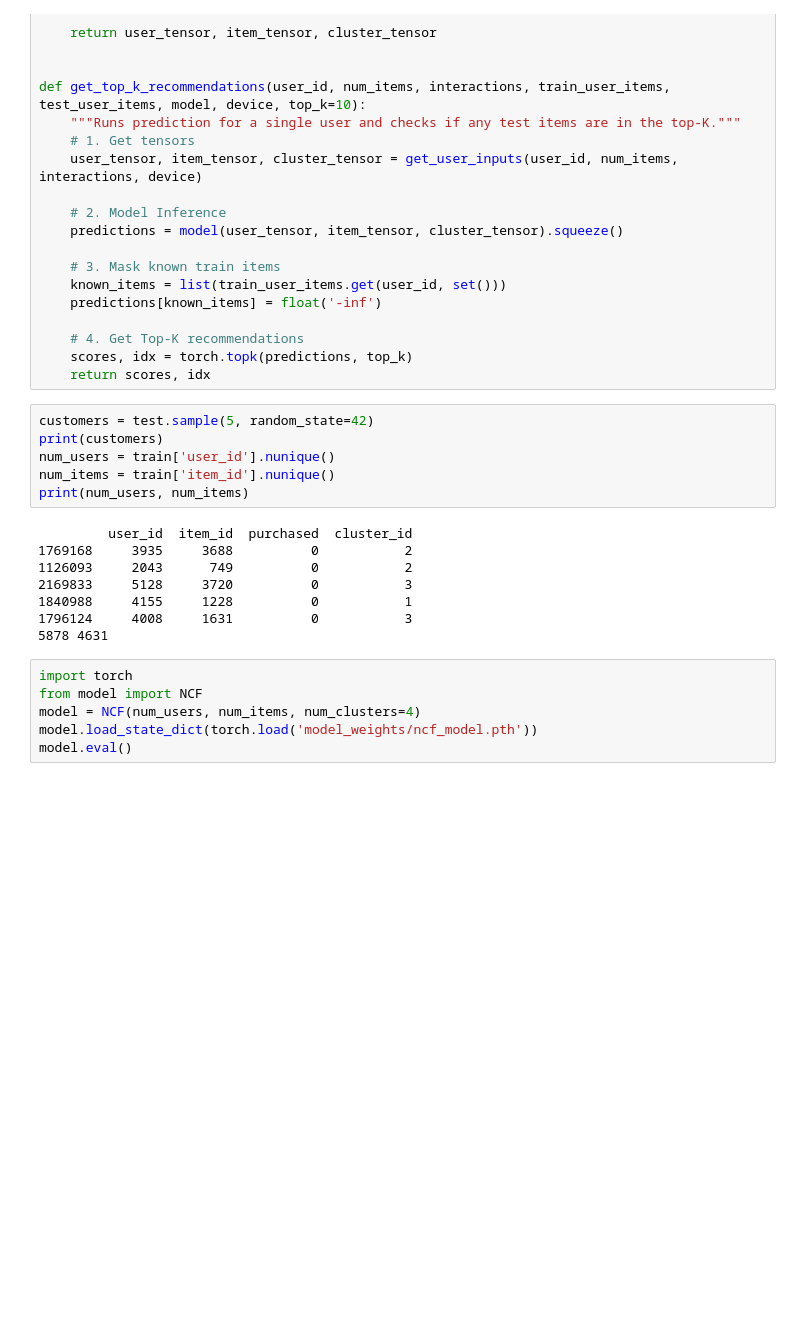
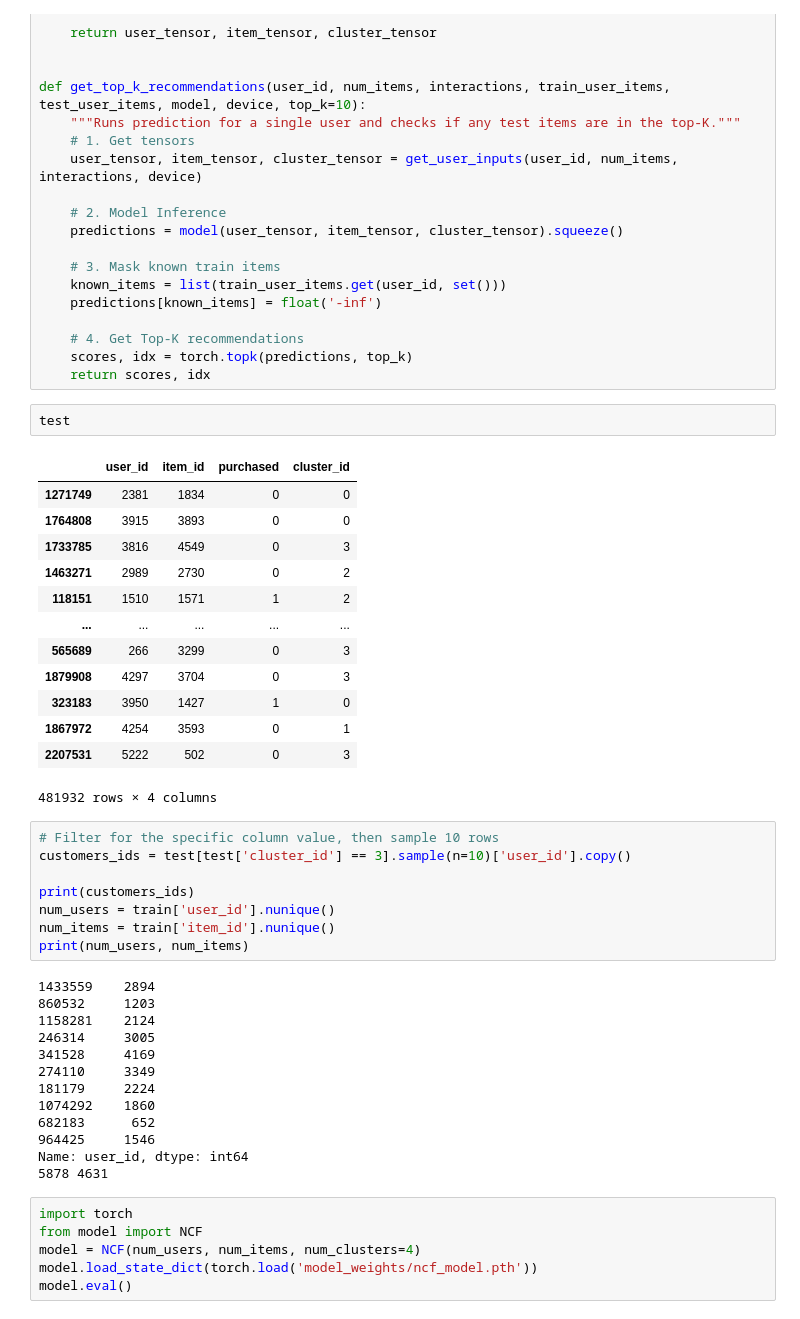
Before and after one commit to knutrak/Retail-Customer-Segmentation-NN-Recommendation, a Jupyter notebook: 06_main.ipynb, the cells around one changed output. Saved outputs shown, nothing was run; the diff lists cells and outputs as text; blank space fills up the shorter version.

```diff
--- a/06_main.ipynb
+++ b/06_main.ipynb
@@ -44,19 +44,42 @@ def get_top_k_recommendations(user_id, num_items, interactions, train_user_items
     # 4. Get Top-K recommendations
     scores, idx = torch.topk(predictions, top_k)
     return scores, idx
+# %%
+test
+# %% [output]
+|  | user_id | item_id | purchased | cluster_id |
+| 1271749 | 2381 | 1834 | 0 | 0 |
+| 1764808 | 3915 | 3893 | 0 | 0 |
+| 1733785 | 3816 | 4549 | 0 | 3 |
+| 1463271 | 2989 | 2730 | 0 | 2 |
+| 118151 | 1510 | 1571 | 1 | 2 |
+| ... | ... | ... | ... | ... |
+| 565689 | 266 | 3299 | 0 | 3 |
+| 1879908 | 4297 | 3704 | 0 | 3 |
+| 323183 | 3950 | 1427 | 1 | 0 |
+| 1867972 | 4254 | 3593 | 0 | 1 |
+| 2207531 | 5222 | 502 | 0 | 3 |
+481932 rows × 4 columns
 # %%
-customers = test.sample(5, random_state=42)
-print(customers)
+# Filter for the specific column value, then sample 10 rows
+customers_ids = test[test['cluster_id'] == 3].sample(n=10)['user_id'].copy()
+
+print(customers_ids)
 num_users = train['user_id'].nunique()
 num_items = train['item_id'].nunique()
 print(num_users, num_items)
 # %% [output]
-         user_id  item_id  purchased  cluster_id
-1769168     3935     3688          0           2
-1126093     2043      749          0           2
-2169833     5128     3720          0           3
-1840988     4155     1228          0           1
-1796124     4008     1631          0           3
+1433559    2894
+860532     1203
+1158281    2124
+246314     3005
+341528     4169
+274110     3349
+181179     2224
+1074292    1860
+682183      652
+964425     1546
+Name: user_id, dtype: int64
 5878 4631
 # %%
 import torch
```
Also changed, not shown: parts of 3 cells of this notebook, 12 other files.
